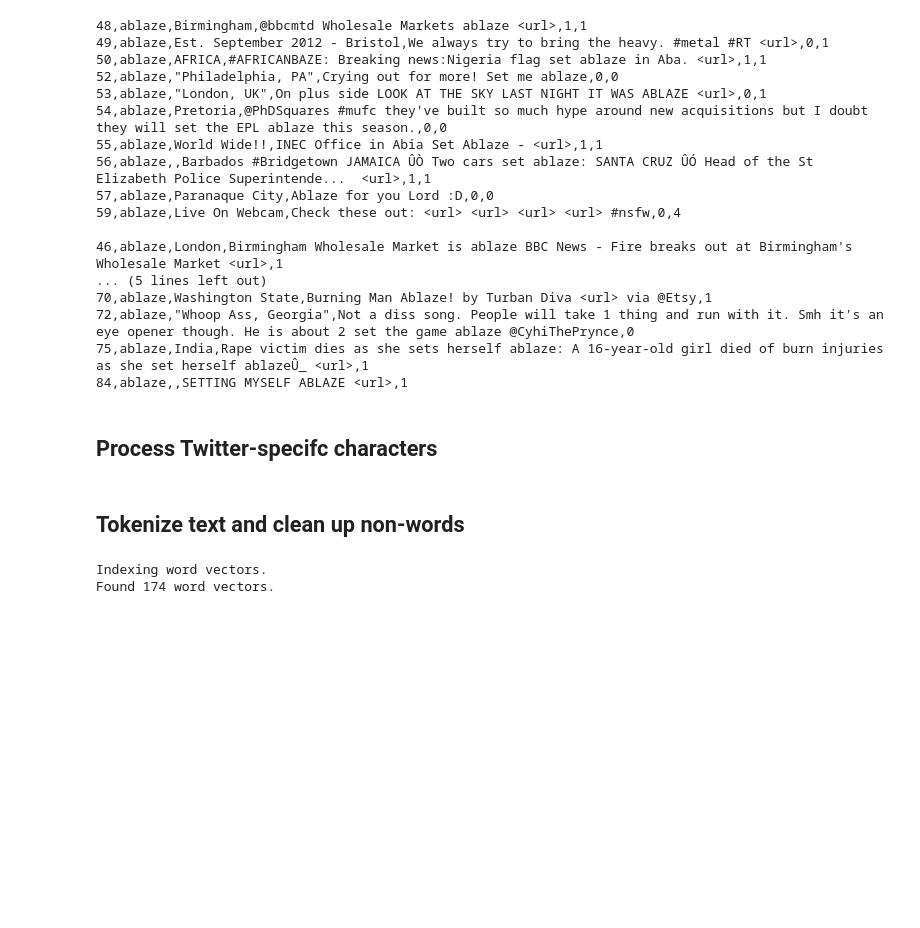
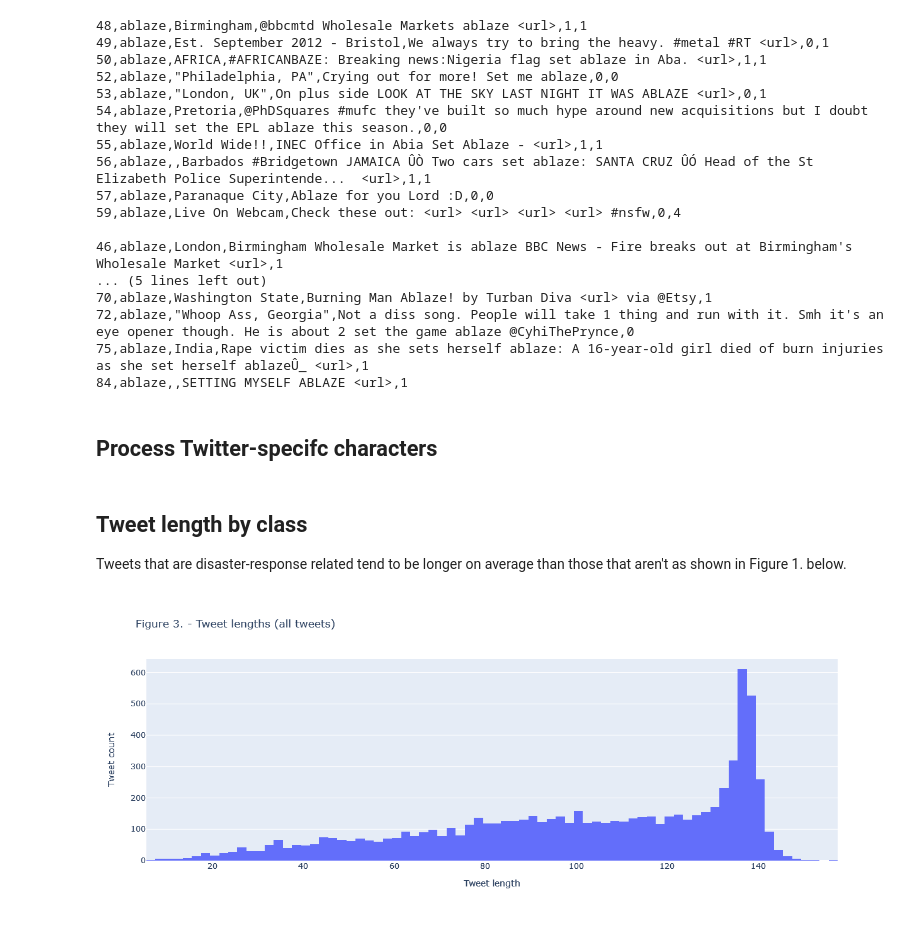
Before and after one commit to MichaelSzczepaniak/llmamd, a Jupyter notebook: preproc_disaster.ipynb, the cells around one changed output. Drawn from its saved outputs; the diff is of its cells as text; code cells hidden in the pictures; blank space fills up the shorter version.

```diff
--- a/preproc_disaster.ipynb
+++ b/preproc_disaster.ipynb
@@ -225,21 +403,36 @@ v03_test_lines = pt.replace_twitter_specials(v02_test_lines)
 # pt.write_lines_to_csv(v03_train_lines, "./data/train_clean_v03.csv")
 # pt.write_lines_to_csv(v03_test_lines, "./data/test_clean_v03.csv")
 # %% [markdown]
-## Tokenize text and clean up non-words
+## Tweet length by class
+
+Tweets that are disaster-response related tend to be longer on average than those that aren't as shown in Figure 1. below.
 # %%
-# load gloVe embeddings into dict
-dict_embeddings = pt.get_glove_embeds(embed_path = "./embeddings/glove.twitter.200d.TEST.txt")
-# test the embeddings read
-test_keys = ["<user>", "na", "all"]
-for key in test_keys:
-    print("key = ", key)
-    print("value = ", dict_embeddings[key])
+import pandas as pd
+import spacy as sp
 
-# load embeddings into spaCy Vocab
+# break out the text column from line consolidated data so it can be operated on separately
+df_train01 = pd.read_csv('./data/train_clean_v01.csv', encoding="utf8")
+# df_test01 = pd.read_csv('./data/test_clean_v01.csv', encoding="utf8")
 
+# first, look at overall distribution
+train_tweet_lens = []
+train_text_lines = df_train01['text'].to_list()
+for text in train_text_lines:
+    train_tweet_lens.append(len(text))
 
-# export Vocab to save time later
+train_tweet_lens = np.array(train_tweet_lens)
+fig_hist = go.Figure(data=[go.Histogram(x=train_tweet_lens)])
+fig_hist.update_layout(title='Figure 3. - Tweet lengths (all tweets)',
+                       xaxis_title='Tweet length',
+                       yaxis_title='Tweet count',
+                       legend=dict(yanchor="top",
+                                   y=0.99,
+                                   xanchor="left",
+                                   x=0.01),
+                       autosize=False,
+                       width=900,
+                       height=500)
+fig_hist.show()
 # %% [output]
-Indexing word vectors.
-Found 174 word vectors.
+[figure, added]
 # %%
```
Also changed, not shown: parts of 24 cells of this notebook, 1 other file.
